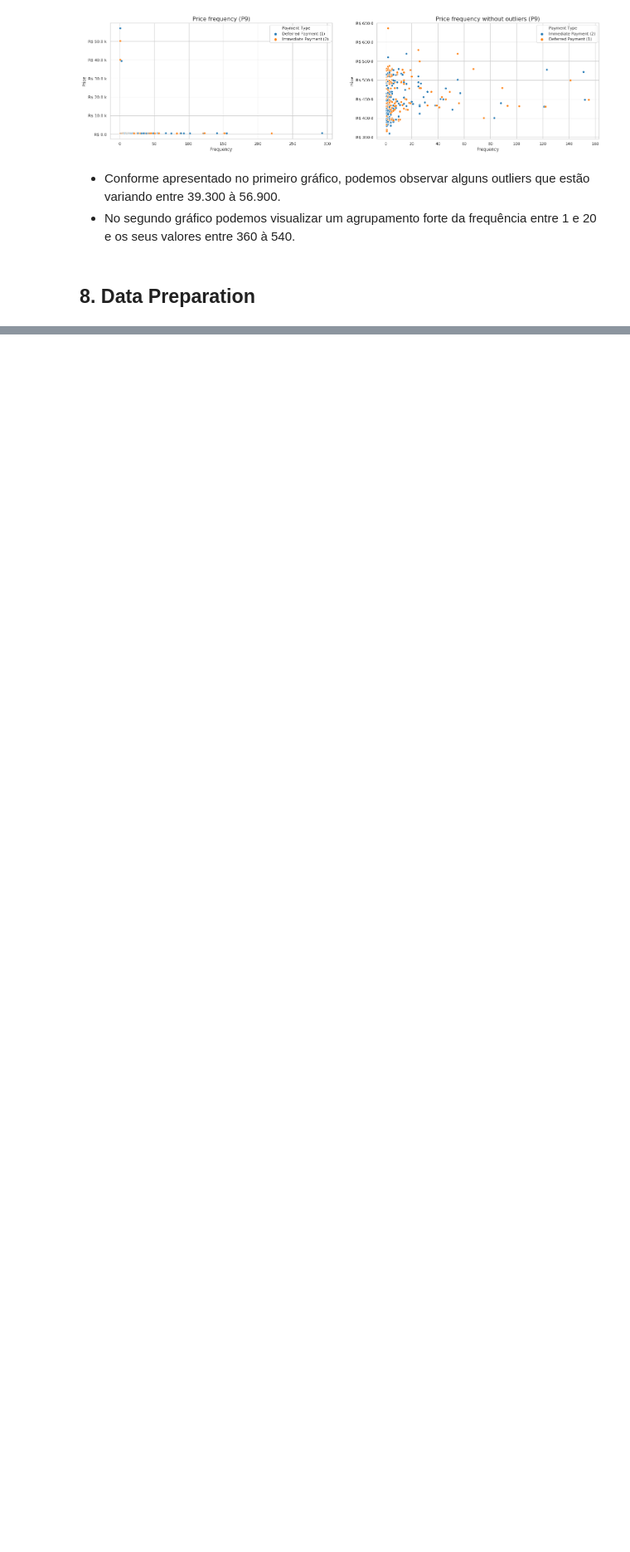
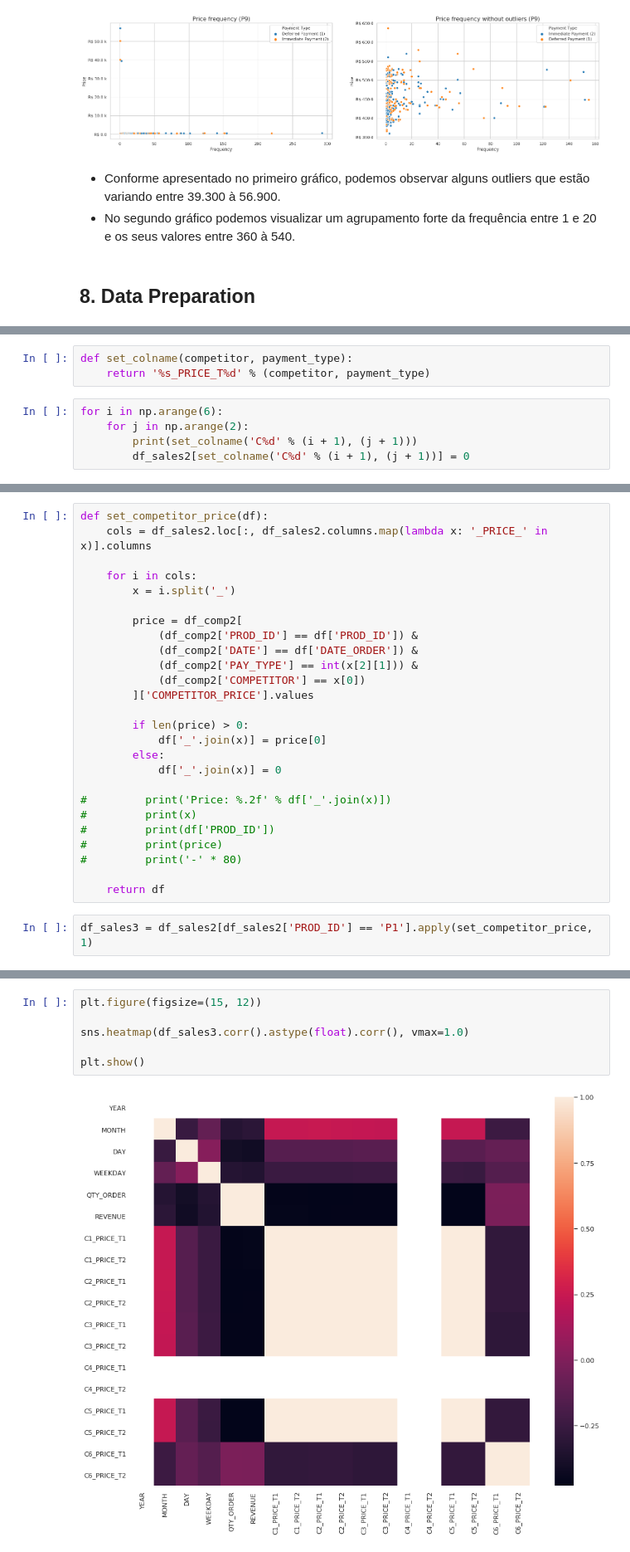
Before and after one commit to lsnascimento/challenge, a Jupyter notebook: work.ipynb, the cells around one changed output, grey strips where cells are left out. Shown at 83% size. Saved outputs shown, nothing was run; the diff lists cells and outputs as text; blank space fills up the shorter version.

```diff
--- a/work.ipynb
+++ b/work.ipynb
@@ -2607,0 +2591,8 @@ df_comp[(df_comp['DATE'] == '2015-01-01') & (df_comp['PROD_ID'] == 'P2')]
+# %%
+def set_colname(competitor, payment_type):
+    return '%s_PRICE_T%d' % (competitor, payment_type)
+# %%
+for i in np.arange(6):
+    for j in np.arange(2):
+        print(set_colname('C%d' % (i + 1), (j + 1)))
+        df_sales2[set_colname('C%d' % (i + 1), (j + 1))] = 0
@@ -2607,0 +2621,28 @@ df_comp[(df_comp['DATE'] == '2015-01-01') & (df_comp['PROD_ID'] == 'P2')]
+# %%
+def set_competitor_price(df):
+    cols = df_sales2.loc[:, df_sales2.columns.map(lambda x: '_PRICE_' in x)].columns
+
+    for i in cols:
+        x = i.split('_')
+
+        price = df_comp2[
+            (df_comp2['PROD_ID'] == df['PROD_ID']) &
+            (df_comp2['DATE'] == df['DATE_ORDER']) &
+            (df_comp2['PAY_TYPE'] == int(x[2][1])) &
+            (df_comp2['COMPETITOR'] == x[0])
+        ]['COMPETITOR_PRICE'].values
+
+        if len(price) > 0:
+            df['_'.join(x)] = price[0]
+        else:
+            df['_'.join(x)] = 0
+
+#         print('Price: %.2f' % df['_'.join(x)])
+#         print(x)
+#         print(df['PROD_ID'])
+#         print(price)
+#         print('-' * 80)
+
+    return df
+# %%
+df_sales3 = df_sales2[df_sales2['PROD_ID'] == 'P1'].apply(set_competitor_price, 1)
@@ -2607,0 +2678,8 @@ df_comp[(df_comp['DATE'] == '2015-01-01') & (df_comp['PROD_ID'] == 'P2')]
+# %%
+plt.figure(figsize=(15, 12))
+
+sns.heatmap(df_sales3.corr().astype(float).corr(), vmax=1.0)
+
+plt.show()
+# %% [output]
+[figure, added]
```
Also changed, not shown: parts of 31 cells of this notebook.
